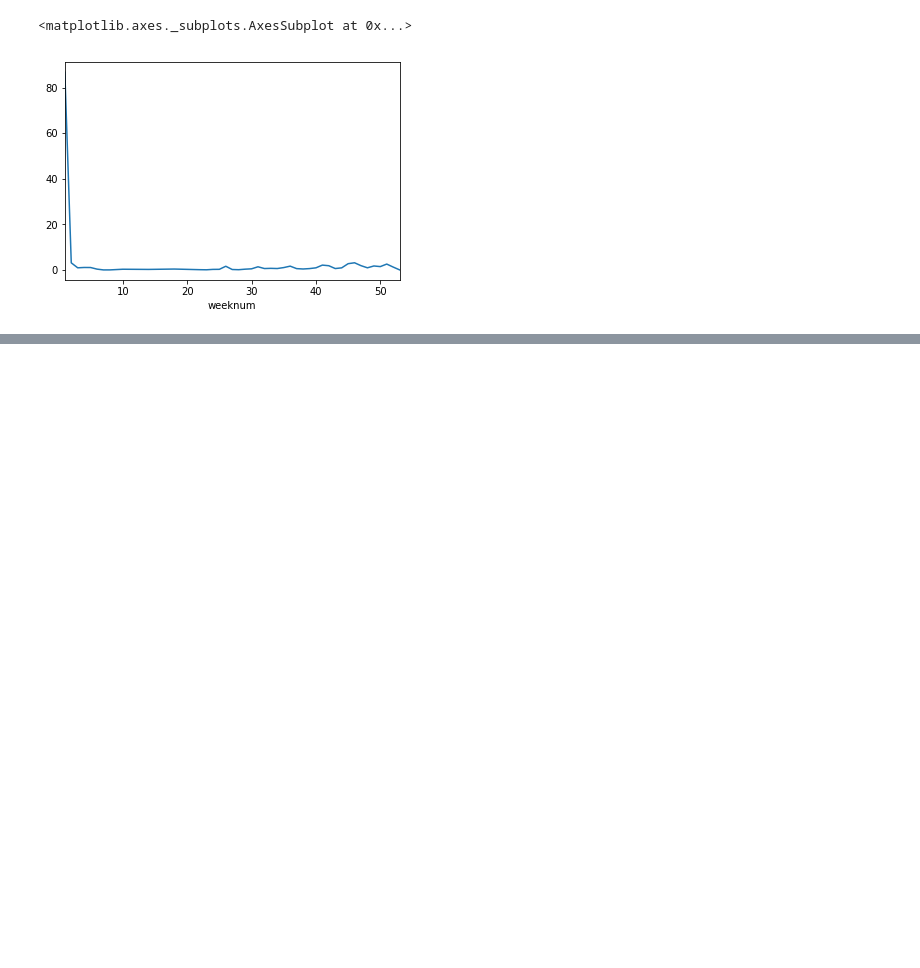
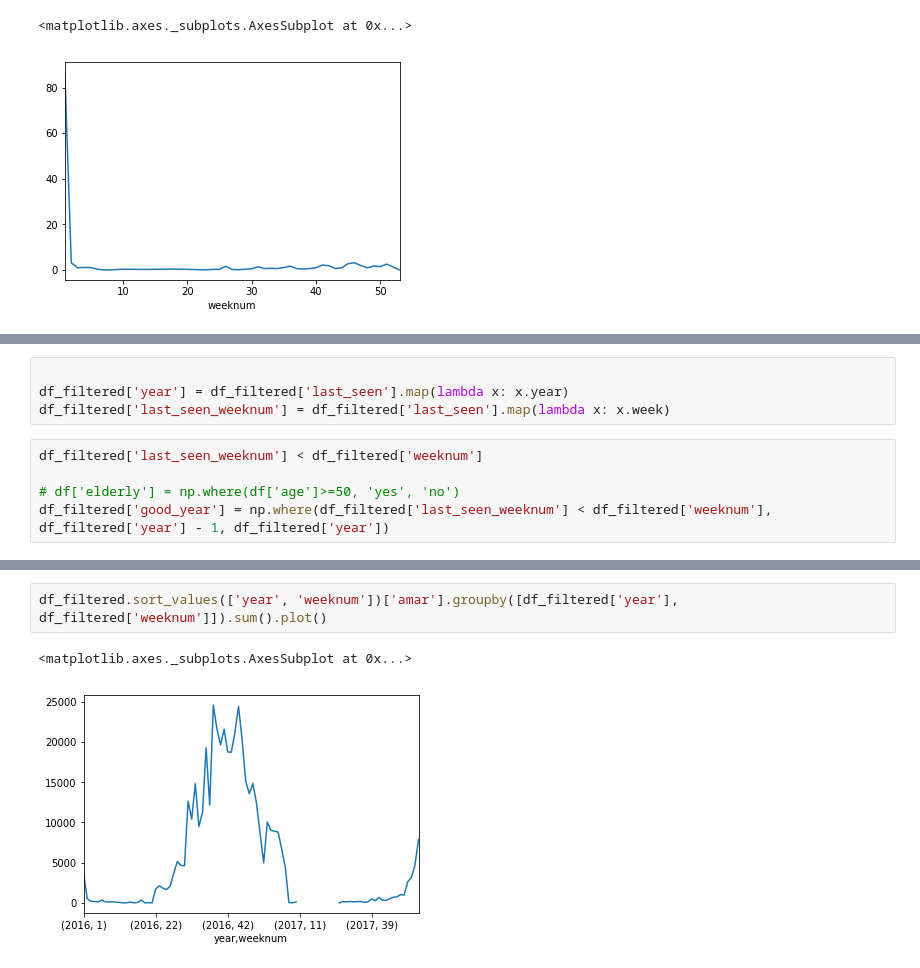
Before and after one commit to RobertJohnston/IMAM, a Jupyter notebook: IMAM Admissions graph.ipynb, the cells around one changed output, grey strips where cells are left out. Drawn from its saved outputs; the diff is of its cells as text; blank space fills up the shorter version.

```diff
--- a/IMAM Admissions graph.ipynb
+++ b/IMAM Admissions graph.ipynb
@@ -749,0 +761,9 @@ df_filtered['default_rate'].groupby(df_filtered['weeknum']).sum().plot()
+# %%
+
+df_filtered['year'] = df_filtered['last_seen'].map(lambda x: x.year)
+df_filtered['last_seen_weeknum'] = df_filtered['last_seen'].map(lambda x: x.week)
+# %%
+df_filtered['last_seen_weeknum'] < df_filtered['weeknum']
+
+# df['elderly'] = np.where(df['age']>=50, 'yes', 'no')
+df_filtered['good_year'] = np.where(df_filtered['last_seen_weeknum'] < df_filtered['weeknum'], df_filtered['year'] - 1, df_filtered['year'])
@@ -749,0 +819,5 @@ df_filtered['default_rate'].groupby(df_filtered['weeknum']).sum().plot()
+# %%
+df_filtered.sort_values(['year', 'weeknum'])['amar'].groupby([df_filtered['year'], df_filtered['weeknum']]).sum().plot()
+# %% [output]
+<matplotlib.axes._subplots.AxesSubplot at 0x...>
+[figure, added]
```
Also changed, not shown: parts of 8 cells of this notebook, 1 other file.
